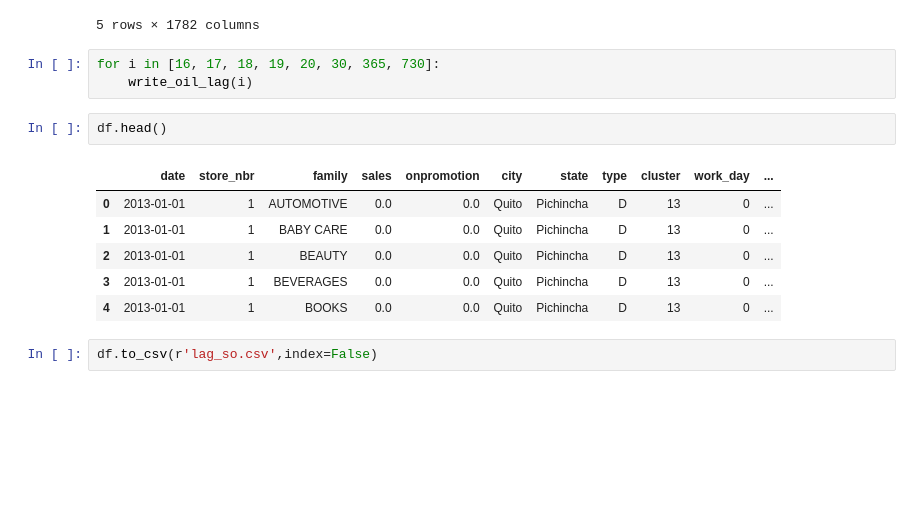
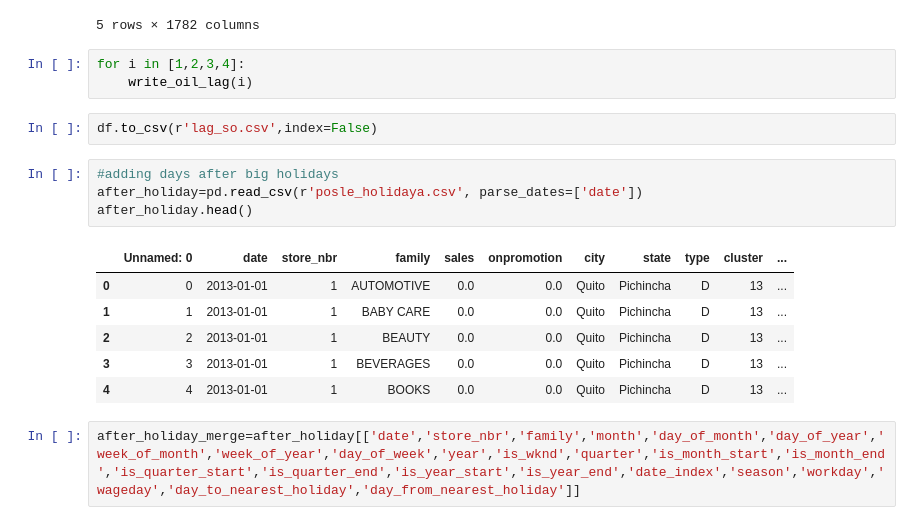
Before and after one commit to IvkovicDanica/Store-sales-time-series, a Jupyter notebook: lags.ipynb, the cells around one changed output. Cells and saved outputs as stored; diff of their text form; blank space fills up the shorter version.

```diff
--- a/lags.ipynb
+++ b/lags.ipynb
@@ -99,17 +99,21 @@ train_wide2.head()
 | 2013-01-05 | 93.146667 | 93.146667 | 93.146667 | 93.146667 | 93.146667 | 93.146667 | 93.146667 | 93.146667 | 93.146667 | ... |
 5 rows × 1782 columns
 # %%
-for i in [16, 17, 18, 19, 20, 30, 365, 730]:
+for i in [1,2,3,4]:
     write_oil_lag(i)
-# %%
-df.head()
-# %% [output]
-|  | date | store_nbr | family | sales | onpromotion | city | state | type | cluster | work_day | ... |
-| 0 | 2013-01-01 | 1 | AUTOMOTIVE | 0.0 | 0.0 | Quito | Pichincha | D | 13 | 0 | ... |
-| 1 | 2013-01-01 | 1 | BABY CARE | 0.0 | 0.0 | Quito | Pichincha | D | 13 | 0 | ... |
-| 2 | 2013-01-01 | 1 | BEAUTY | 0.0 | 0.0 | Quito | Pichincha | D | 13 | 0 | ... |
-| 3 | 2013-01-01 | 1 | BEVERAGES | 0.0 | 0.0 | Quito | Pichincha | D | 13 | 0 | ... |
-| 4 | 2013-01-01 | 1 | BOOKS | 0.0 | 0.0 | Quito | Pichincha | D | 13 | 0 | ... |
 # %%
 df.to_csv(r'lag_so.csv',index=False)
+# %%
+#adding days after big holidays
+after_holiday=pd.read_csv(r'posle_holidaya.csv', parse_dates=['date'])
+after_holiday.head()
+# %% [output]
+|  | Unnamed: 0 | date | store_nbr | family | sales | onpromotion | city | state | type | cluster | ... |
+| 0 | 0 | 2013-01-01 | 1 | AUTOMOTIVE | 0.0 | 0.0 | Quito | Pichincha | D | 13 | ... |
+| 1 | 1 | 2013-01-01 | 1 | BABY CARE | 0.0 | 0.0 | Quito | Pichincha | D | 13 | ... |
+| 2 | 2 | 2013-01-01 | 1 | BEAUTY | 0.0 | 0.0 | Quito | Pichincha | D | 13 | ... |
+| 3 | 3 | 2013-01-01 | 1 | BEVERAGES | 0.0 | 0.0 | Quito | Pichincha | D | 13 | ... |
+| 4 | 4 | 2013-01-01 | 1 | BOOKS | 0.0 | 0.0 | Quito | Pichincha | D | 13 | ... |
+# %%
+after_holiday_merge=after_holiday[['date','store_nbr','family','month','day_of_month','day_of_year','week_of_month','week_of_year','day_of_week','year','is_wknd','quarter','is_month_start','is_month_end','is_quarter_start','is_quarter_end','is_year_start','is_year_end','date_index','season','workday','wageday','day_to_nearest_holiday','day_from_nearest_holiday']]
 # %%
```
Also changed, not shown: parts of 8 cells of this notebook.
